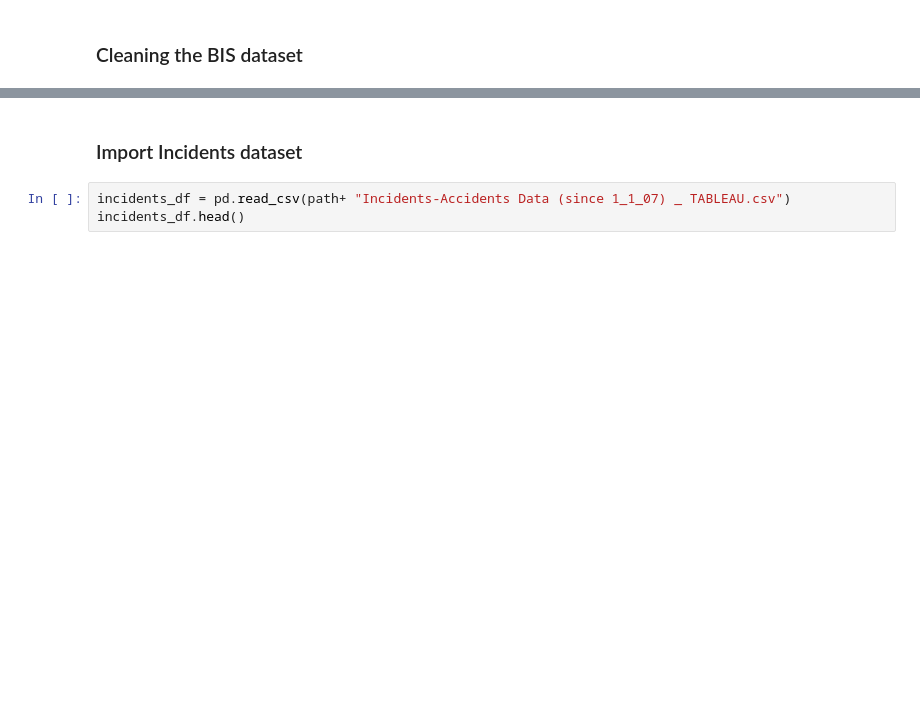
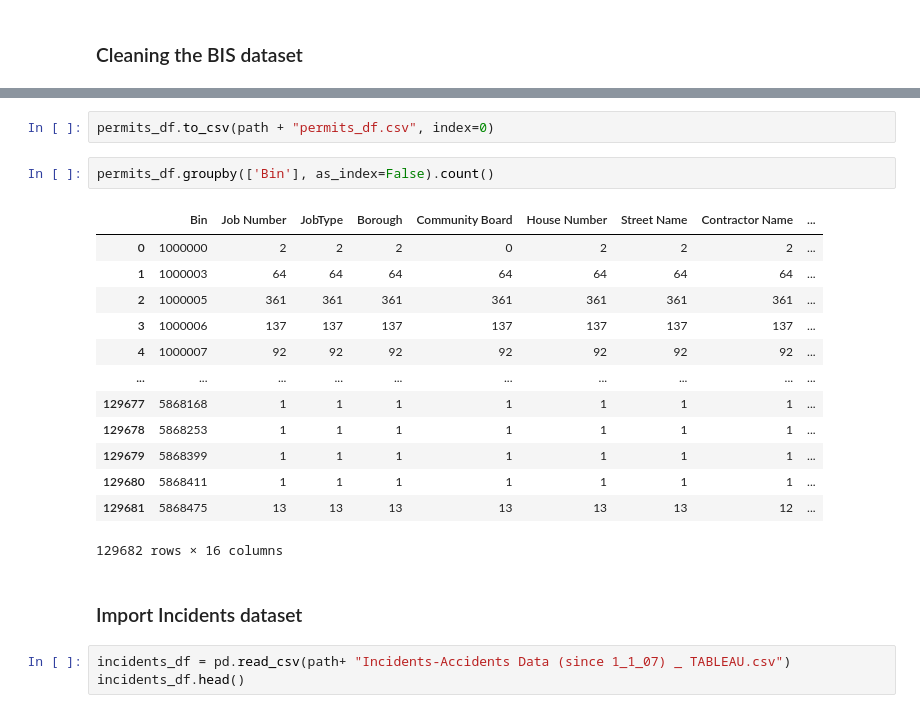
Before and after one commit to ahsan-fayyaz/DOB-Construction-Injury-Predictions, a Jupyter notebook: Data Cleaning.ipynb, the cells around one changed output, grey strips where cells are left out. Cells and saved outputs as stored; diff of their text form; blank space fills up the shorter version.

```diff
--- a/Data Cleaning.ipynb
+++ b/Data Cleaning.ipynb
@@ -159,3 +164,21 @@ permits_df.tail()
+# %%
+permits_df.to_csv(path + "permits_df.csv", index=0)
+# %%
+permits_df.groupby(['Bin'], as_index=False).count()
+# %% [output]
+|  | Bin | Job Number | JobType | Borough | Community Board | House Number | Street Name | Contractor Name | ... |
+| 0 | 1000000 | 2 | 2 | 2 | 0 | 2 | 2 | 2 | ... |
+| 1 | 1000003 | 64 | 64 | 64 | 64 | 64 | 64 | 64 | ... |
+| 2 | 1000005 | 361 | 361 | 361 | 361 | 361 | 361 | 361 | ... |
+| 3 | 1000006 | 137 | 137 | 137 | 137 | 137 | 137 | 137 | ... |
+| 4 | 1000007 | 92 | 92 | 92 | 92 | 92 | 92 | 92 | ... |
+| ... | ... | ... | ... | ... | ... | ... | ... | ... | ... |
+| 129677 | 5868168 | 1 | 1 | 1 | 1 | 1 | 1 | 1 | ... |
+| 129678 | 5868253 | 1 | 1 | 1 | 1 | 1 | 1 | 1 | ... |
+| 129679 | 5868399 | 1 | 1 | 1 | 1 | 1 | 1 | 1 | ... |
+| 129680 | 5868411 | 1 | 1 | 1 | 1 | 1 | 1 | 1 | ... |
+| 129681 | 5868475 | 13 | 13 | 13 | 13 | 13 | 13 | 12 | ... |
+129682 rows × 16 columns
 # %% [markdown]
 ### Import Incidents dataset
 # %%
```
Also changed, not shown: parts of 30 cells of this notebook.
